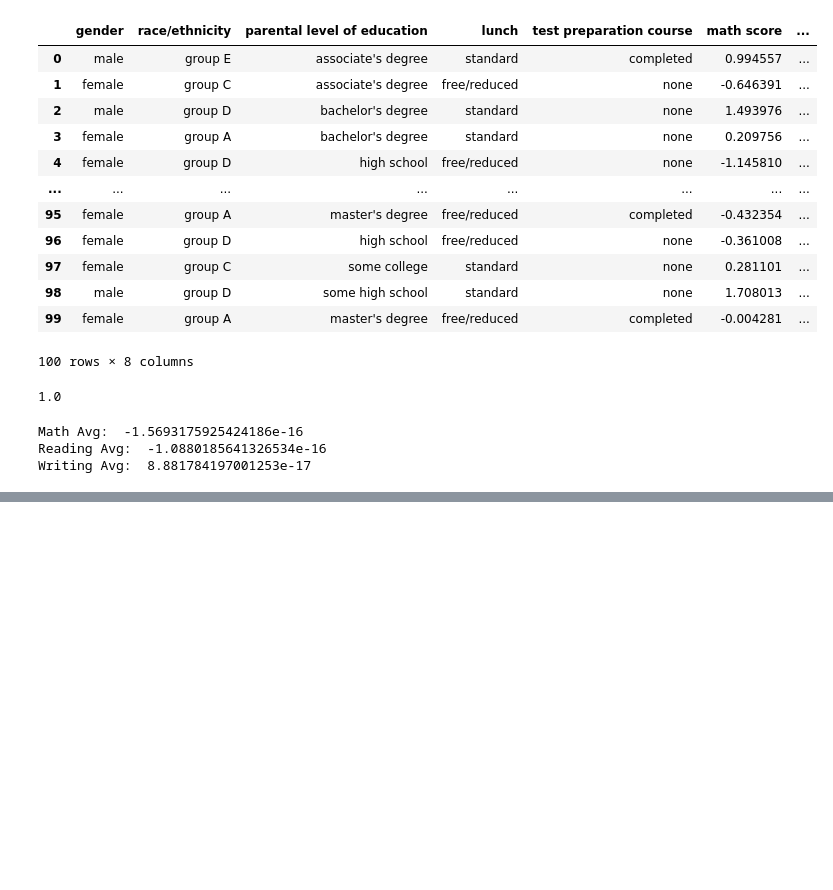
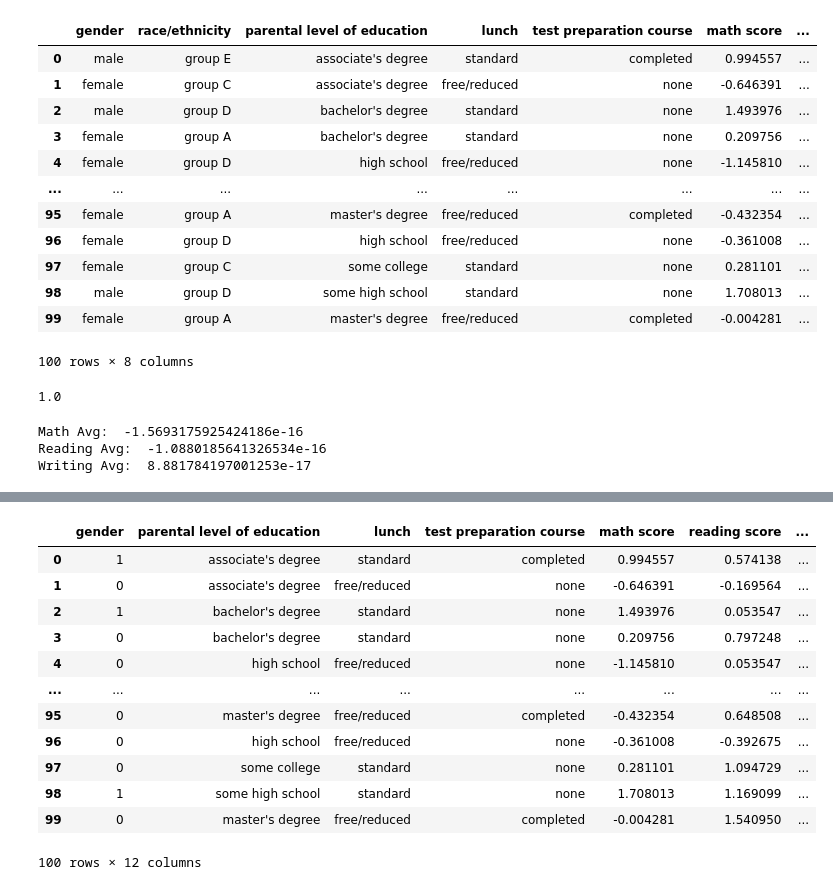
Before and after one commit to abhinavmedikonda/ML, a Jupyter notebook: code/01-CategoricalAndNumericData.ipynb, the cells around one changed output, grey strips where cells are left out. Drawn from its saved outputs; the diff is of its cells as text; code cells hidden in the pictures; blank space fills up the shorter version.

```diff
--- a/code/01-CategoricalAndNumericData.ipynb
+++ b/code/01-CategoricalAndNumericData.ipynb
@@ -74,3 +74,6 @@ print('Writing Avg: ', writing_average)
 Math Avg:  -1.5693175925424186e-16
 Reading Avg:  -1.0880185641326534e-16
 Writing Avg:  8.881784197001253e-17
+# %%
+le = preprocessing.LabelEncoder()
+exam_data['gender'] = le.fit_transform(exam_data['gender'].astype(str))
@@ -76,0 +109,17 @@ Writing Avg:  8.881784197001253e-17
+# %%
+exam_data = pd.get_dummies(exam_data, columns=['race/ethnicity'])
+exam_data
+# %% [output]
+|  | gender | parental level of education | lunch | test preparation course | math score | reading score | ... |
+| 0 | 1 | associate's degree | standard | completed | 0.994557 | 0.574138 | ... |
+| 1 | 0 | associate's degree | free/reduced | none | -0.646391 | -0.169564 | ... |
+| 2 | 1 | bachelor's degree | standard | none | 1.493976 | 0.053547 | ... |
+| 3 | 0 | bachelor's degree | standard | none | 0.209756 | 0.797248 | ... |
+| 4 | 0 | high school | free/reduced | none | -1.145810 | 0.053547 | ... |
+| ... | ... | ... | ... | ... | ... | ... | ... |
+| 95 | 0 | master's degree | free/reduced | completed | -0.432354 | 0.648508 | ... |
+| 96 | 0 | high school | free/reduced | none | -0.361008 | -0.392675 | ... |
+| 97 | 0 | some college | standard | none | 0.281101 | 1.094729 | ... |
+| 98 | 1 | some high school | standard | none | 1.708013 | 1.169099 | ... |
+| 99 | 0 | master's degree | free/reduced | completed | -0.004281 | 1.540950 | ... |
+100 rows × 12 columns
```
Also changed, not shown: parts of 4 cells of this notebook, 1 other file.
